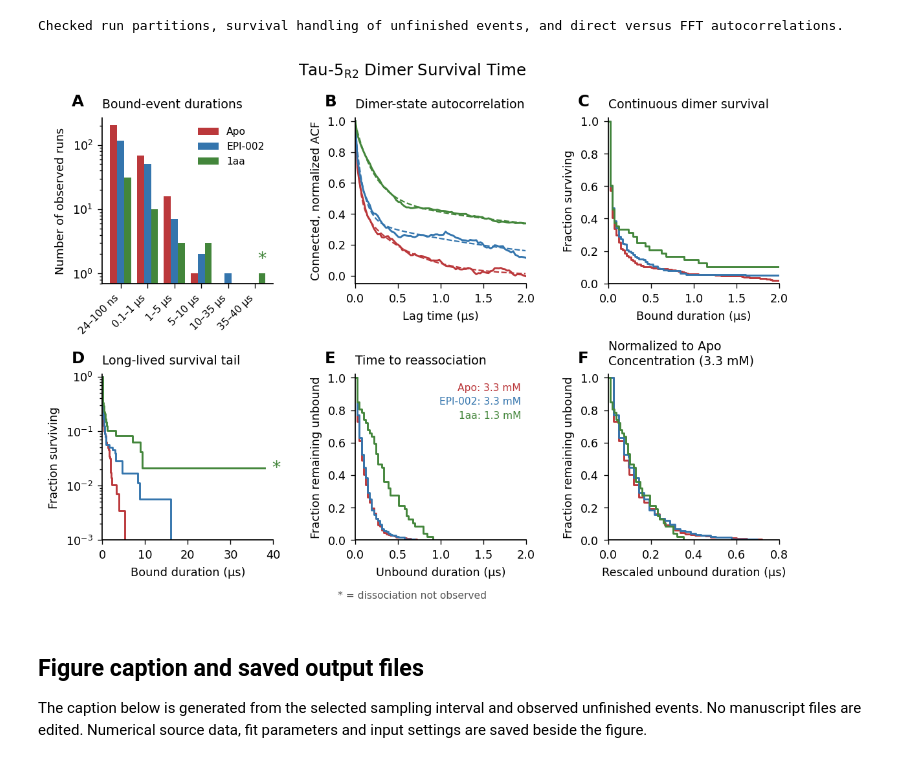
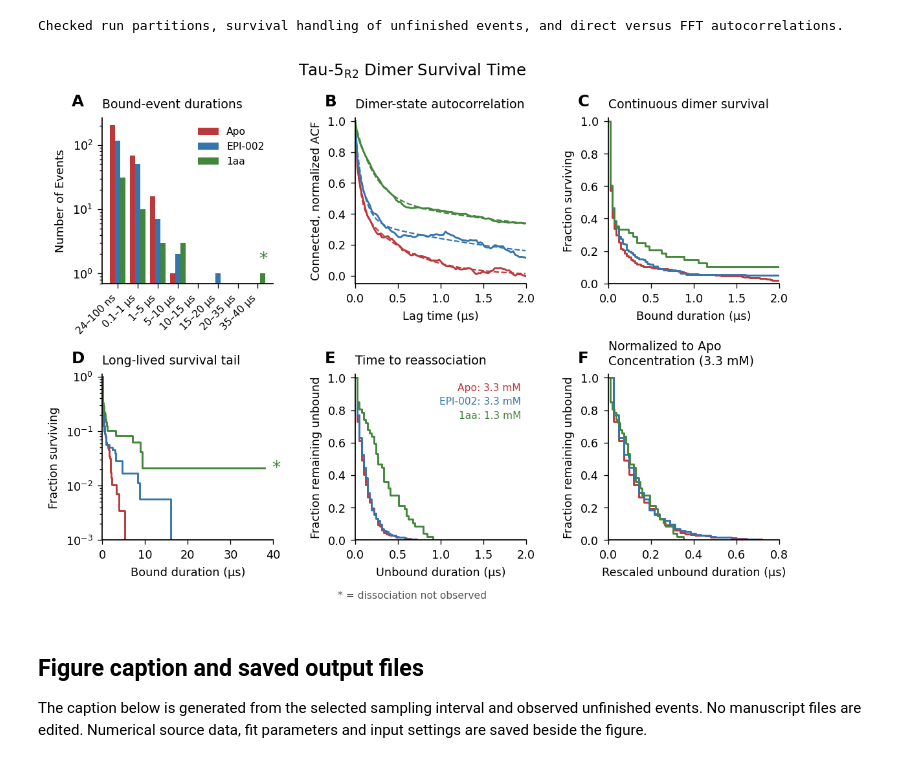
Before and after one commit to paulrobustelli/Zhu_Sisk_AR_oligomers_2025, a Jupyter notebook: dissociation_kinetics.ipynb, the cells around one changed output. Drawn from its saved outputs; the diff is of its cells as text; code cells hidden in the pictures.

Commit message:
Restore event-count label and 15–20 microsecond histogram bin

```diff
--- a/dissociation_kinetics.ipynb
+++ b/dissociation_kinetics.ipynb
@@ -270,7 +270,7 @@ fig.suptitle(r"Tau-5$_{\mathrm{R2}}$ Dimer Survival Time",fontsize=11,y=.985)
 titles=["Bound-event durations","Dimer-state autocorrelation","Continuous dimer survival",
         "Long-lived survival tail","Time to reassociation",f"Normalized to Apo\nConcentration ({reference_concentration*1000:.1f} mM)"]
 # Restore the short-event category automatically for higher-resolution reruns.
-edge_candidates=np.array([.01,.1,1,5,10,35,40])
+edge_candidates=np.array([.01,.1,1,5,10,15,20,35,40])
 edges=np.r_[DT_US,edge_candidates[edge_candidates>DT_US]]
 max_bound=max(c["bound"]["durations"].max() for c in curves.values())
 if max_bound>edges[-1]:edges=np.r_[edges,np.inf]
@@ -308,35 +308,35 @@ for i,(name,r) in enumerate(results.items()):
                                    textcoords="offset points", ha="left", va="center",
                                    color=color, fontsize=12, annotation_clip=True)
 for i,a in enumerate(ax):
     a.set_title(titles[i],loc="left",fontsize=8.5,pad=7)
     a.text(-.18,1.07,"ABCDEF"[i],transform=a.transAxes,fontweight="bold",fontsize=11)
     a.tick_params(direction="out",length=3,width=.6)
     if i>=2:
         a.set_ylabel("Fraction surviving" if i in [2,3] else "Fraction remaining unbound")
         a.set_ylim(0,1.02)
-ax[0].set(yscale="log",ylabel="Number of observed runs")
+ax[0].set(yscale="log",ylabel="Number of Events")
 ax[0].set_ylim(bottom=.7)
 ax[0].set_xticks(np.arange(len(labels)))
 ax[0].set_xticklabels(labels,rotation=45,ha="right",fontsize=7)
 ax[0].legend(frameon=False,fontsize=7)
 ax[1].set(xlim=(0,ACF_FIT_MAX_US),ylim=(-.05,1.02),xlabel="Lag time (µs)",ylabel="Connected, normalized ACF")
 ax[2].set(xlim=(0,PLOT_BOUND_INITIAL_US),xlabel="Bound duration (µs)")
 ax[3].set(yscale="log",ylim=(1e-3,1.1),xlim=(0,max(PLOT_BOUND_TAIL_US,max_bound*1.03)),xlabel="Bound duration (µs)")
 ax[4].set(xlim=(0,PLOT_UNBOUND_US),xlabel="Unbound duration (µs)")
 for i,(name,r) in enumerate(results.items()):
     ax[4].text(.97,.95-i*.085,
                f"{name}: {r['concentration_M'].mean()*1000:.1f} mM",
                transform=ax[4].transAxes,ha="right",va="top",
                fontsize=7,color=r["config"]["color"])
 ax[5].set(xlim=(0,PLOT_NORMALIZED_UNBOUND_US),xlabel="Rescaled unbound duration (µs)")
 fig.subplots_adjust(left=.09,right=.985,bottom=.13,top=.885,wspace=.48,hspace=.55)
 fig.text(.5,.025,"* = dissociation not observed",ha="center",fontsize=7,color="#555555")
 for extension in ["pdf","svg","png"]:
     fig.savefig(OUTPUT_DIR/f"Figure_S2.{extension}",dpi=600)
 save_rows("histogram_counts.csv",histogram_rows)
 plt.show()
 # %% [output]
-[figure, old version]
+[figure, new version]
 # %% [markdown]
 ## Figure caption and saved output files
 The caption below is generated from the selected sampling interval and observed unfinished events. No manuscript files are edited. Numerical source data, fit parameters and input settings are saved beside the figure.
```
